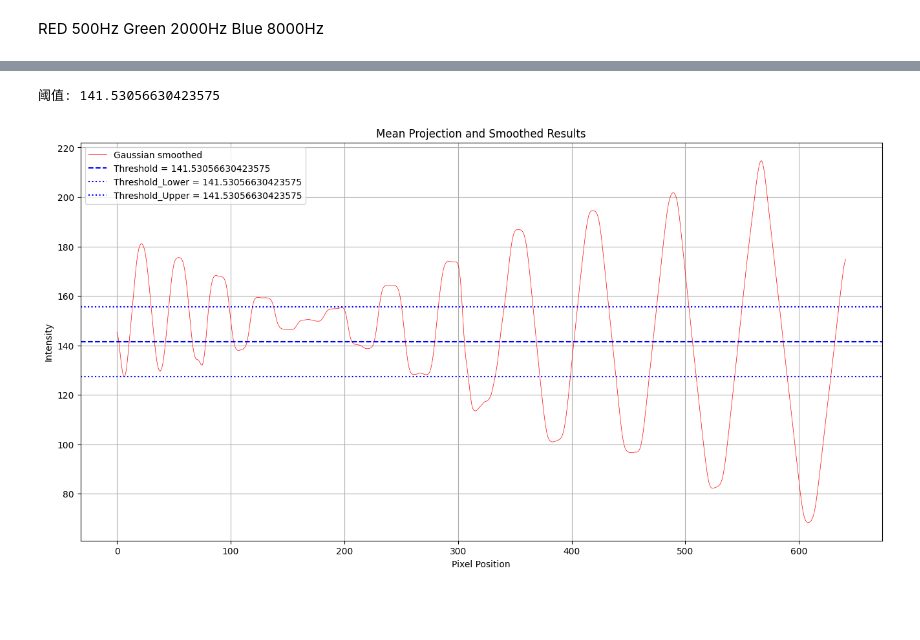
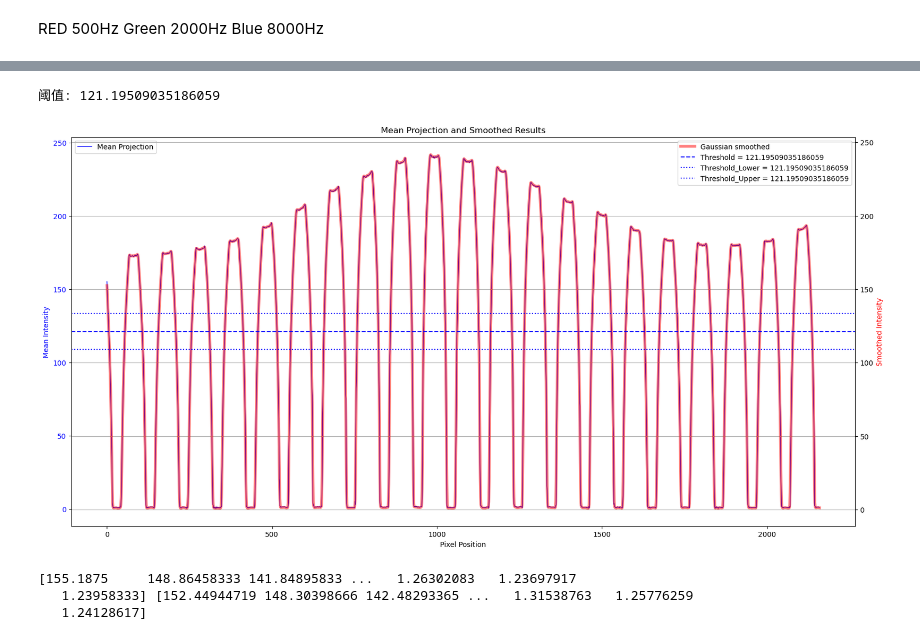
Before and after one commit to herryqyh/RollingShutterTestSuite, a Jupyter notebook: Rolling shutter.ipynb, the cells around one changed output, grey strips where cells are left out. Drawn from its saved outputs; the diff is of its cells as text; code cells hidden in the pictures; blank space fills up the shorter version.

```diff
--- a/Rolling shutter.ipynb
+++ b/Rolling shutter.ipynb
@@ -14,17 +19,20 @@ from scipy.ndimage import gaussian_filter1d
 # image_path = 'Red.jpg'
 # image_path = 'Green.jpg'
 # image_path = 'Blue.jpg'
-image_path = 'BadInput.jpeg'
+#image_path = 'BadInput.jpeg'
+image_path = 'z50-3\\DSC_0060.MOV'
 
-sigma = 2
+sigma = 1
 tolorate = 0.10
+
+is_valid_tolorate = 0.1  # 0.1 if 电子快门; 0.4 if 机械快门
 # %%
 def read_image_or_video(input_path):
     # 获取文件扩展名
     file_ext = os.path.splitext(input_path)[1].lower()
     #print(f"file_ext: {file_ext}")
     # 如果文件是图像格式，直接读取图像
-    if file_ext in ['.png', '.jpg', '.jpeg', '.bmp', '.tiff']:
+    if file_ext in ['.png', '.jpg', '.jpeg', '.bmp', '.tiff','.nef']:
         image = cv2.imread(input_path)
         if image is None:
             print(f"无法读取图像文件: {input_path}")
@@ -164,22 +172,41 @@ smoothed_projection_gaussian = gaussian_filter1d(mean_projection, sigma)
 threshold_value = (np.min(smoothed_projection_gaussian)+np.max(smoothed_projection_gaussian))/2
 print(f"阈值: {threshold_value}")
 # %% [output]
-阈值: 141.53056630423575
+阈值: 121.19509035186059
 # %%
 # 绘制 Gaussian 滤波平滑结果
-plt.figure(figsize=(16, 8))
-plt.plot(smoothed_projection_gaussian, label='Gaussian smoothed', color='red', lw=0.5)
-plt.axhline(y=threshold_value, color='blue', linestyle='--', label=f'Threshold = {threshold_value}')
-plt.axhline(y=threshold_value*(1-tolorate), color='blue', linestyle=':', label=f'Threshold_Lower = {threshold_value}')
-plt.axhline(y=threshold_value*(1+tolorate), color='blue', linestyle=':', label=f'Threshold_Upper = {threshold_value}')
+
+# 创建新的图形
+fig, ax1 = plt.subplots(figsize=(20, 10))
+
+# 绘制 mean_projection
+ax1.plot(mean_projection, label='Mean Projection', color='blue', alpha=1, lw=1)
+ax1.set_xlabel('Pixel Position')
+ax1.set_ylabel('Mean Intensity', color='blue')
+ax1.tick_params(axis='y', labelcolor='blue')
+ax1.set_title('Mean Projection and Smoothed Results')
+ax1.legend(loc='upper left')
+
+#plt.figure(figsize=(16, 8))
+ax2 = ax1.twinx()
+ax2.plot(smoothed_projection_gaussian, label='Gaussian smoothed', color='red', alpha=0.5,lw=4)
+ax2.axhline(y=threshold_value, color='blue', linestyle='--', label=f'Threshold = {threshold_value}')
+ax2.axhline(y=threshold_value*(1-tolorate), color='blue', linestyle=':', label=f'Threshold_Lower = {threshold_value}')
+ax2.axhline(y=threshold_value*(1+tolorate), color='blue', linestyle=':', label=f'Threshold_Upper = {threshold_value}')
 # 添加标题和标签
-plt.title('Mean Projection and Smoothed Results')
-plt.xlabel('Pixel Position')
-plt.ylabel('Intensity')
-plt.legend(loc='upper left')
+
+ax2.set_ylabel('Smoothed Intensity', color='red')
+
+ax2.legend(loc='upper right')
 plt.grid()
 # 显示图形
 plt.show()
 # %% [output]
-[figure, old version]
+[figure, new version]
+# %%
+print(mean_projection,smoothed_projection_gaussian)
+# %% [output]
+[155.1875     148.86458333 141.84895833 ...   1.26302083   1.23697917
+   1.23958333] [152.44944719 148.30398666 142.48293365 ...   1.31538763   1.25776259
+   1.24128617]
 # %%
```
Also changed, not shown: parts of 21 cells of this notebook.
